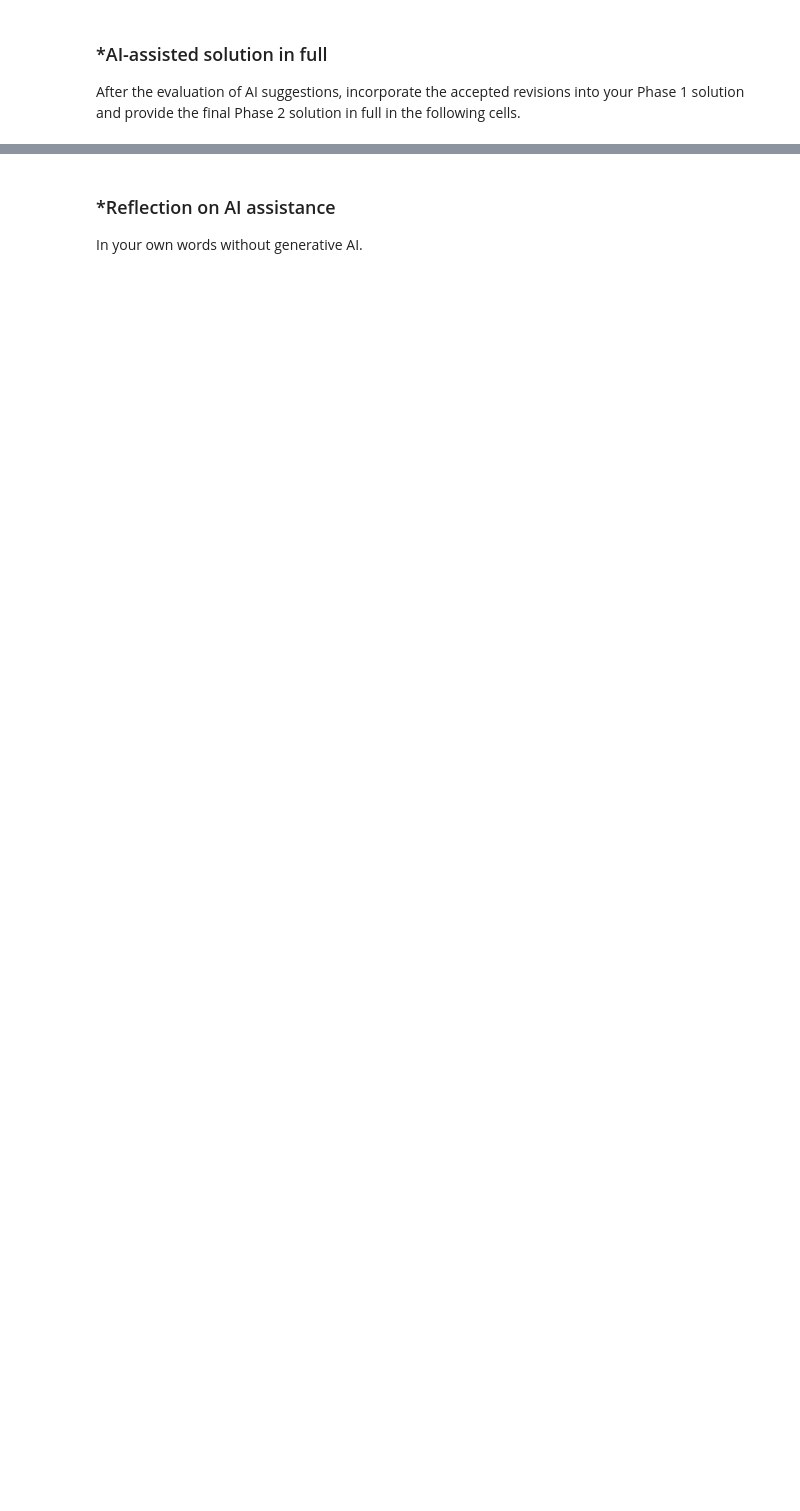
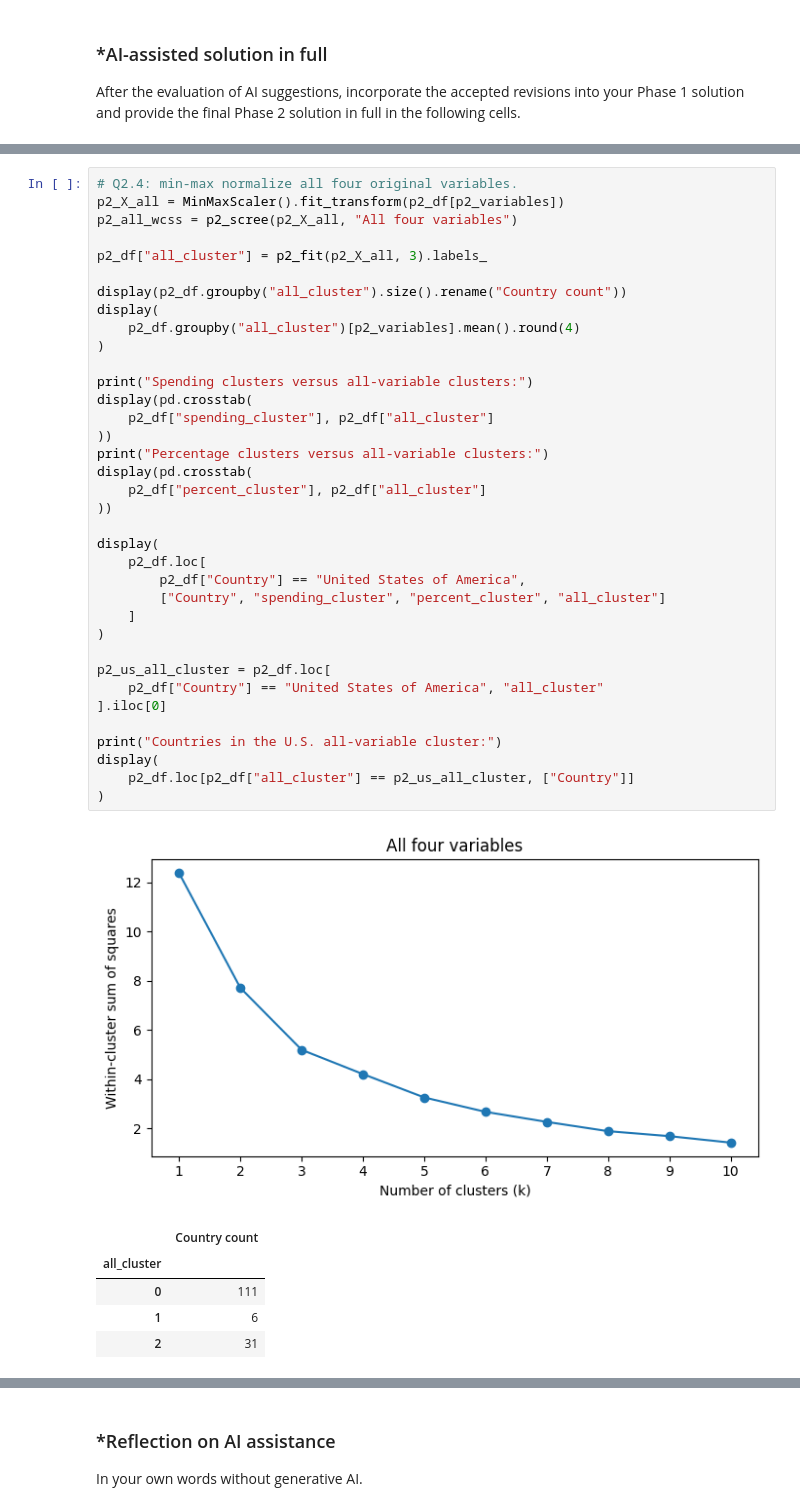
Before and after one commit to sidluthra1/A04-clustering, a Jupyter notebook: notebook.ipynb, the cells around one changed output, grey strips where cells are left out. Cells and saved outputs as stored; diff of their text form; blank space fills up the shorter version.

```diff
--- a/notebook.ipynb
+++ b/notebook.ipynb
@@ -373,0 +720,43 @@ After the evaluation of AI suggestions, incorporate the accepted revisions into
+# %%
+# Q2.4: min-max normalize all four original variables.
+p2_X_all = MinMaxScaler().fit_transform(p2_df[p2_variables])
+p2_all_wcss = p2_scree(p2_X_all, "All four variables")
+
+p2_df["all_cluster"] = p2_fit(p2_X_all, 3).labels_
+
+display(p2_df.groupby("all_cluster").size().rename("Country count"))
+display(
+    p2_df.groupby("all_cluster")[p2_variables].mean().round(4)
+)
+
+print("Spending clusters versus all-variable clusters:")
+display(pd.crosstab(
+    p2_df["spending_cluster"], p2_df["all_cluster"]
+))
+print("Percentage clusters versus all-variable clusters:")
+display(pd.crosstab(
+    p2_df["percent_cluster"], p2_df["all_cluster"]
+))
+
+display(
+    p2_df.loc[
+        p2_df["Country"] == "United States of America",
+        ["Country", "spending_cluster", "percent_cluster", "all_cluster"]
+    ]
+)
+
+p2_us_all_cluster = p2_df.loc[
+    p2_df["Country"] == "United States of America", "all_cluster"
+].iloc[0]
+
+print("Countries in the U.S. all-variable cluster:")
+display(
+    p2_df.loc[p2_df["all_cluster"] == p2_us_all_cluster, ["Country"]]
+)
+# %% [output]
+[figure, added]
+|  | Country count |
+| all_cluster |  |
+| 0 | 111 |
+| 1 | 6 |
+| 2 | 31 |
```
Also changed, not shown: parts of 18 cells of this notebook.
